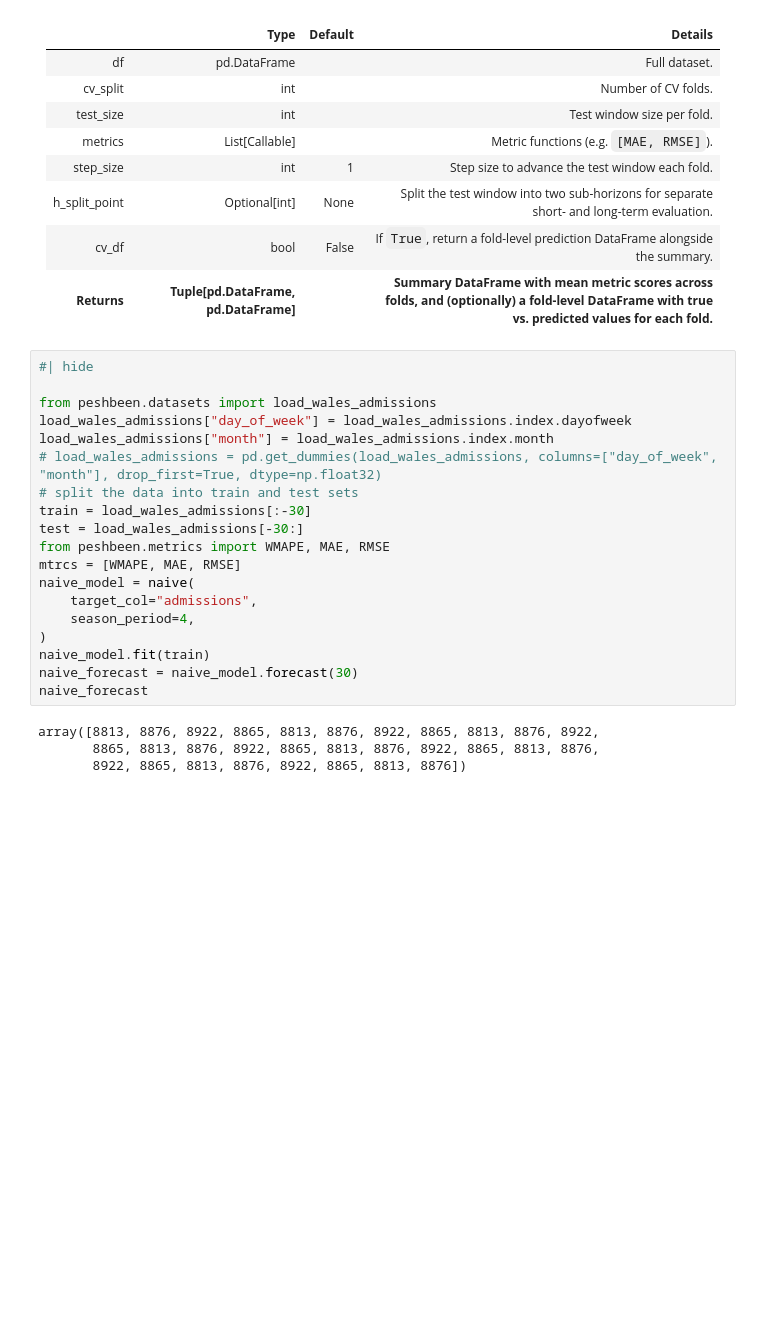
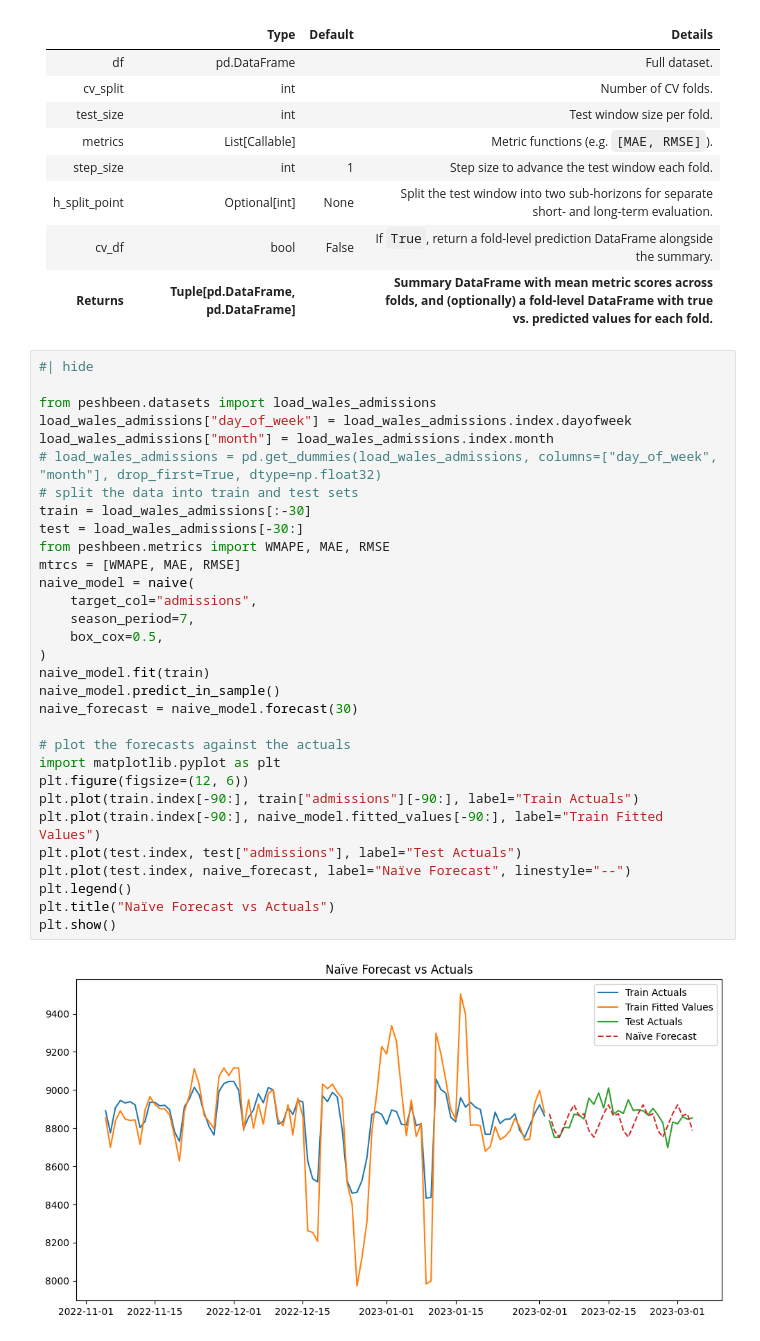
Before and after one commit to mustafaslanCoto/peshbeen, a Jupyter notebook: nbs/modules/02_models/08_naive.ipynb, the cells around one changed output. Drawn from its saved outputs; the diff is of its cells as text; blank space fills up the shorter version.

```diff
--- a/nbs/modules/02_models/08_naive.ipynb
+++ b/nbs/modules/02_models/08_naive.ipynb
@@ -424,23 +457,33 @@ DocmentTbl(naive.cross_validate)
 # %%
 #| hide
 
 from peshbeen.datasets import load_wales_admissions
 load_wales_admissions["day_of_week"] = load_wales_admissions.index.dayofweek
 load_wales_admissions["month"] = load_wales_admissions.index.month
 # load_wales_admissions = pd.get_dummies(load_wales_admissions, columns=["day_of_week", "month"], drop_first=True, dtype=np.float32)
 # split the data into train and test sets
 train = load_wales_admissions[:-30]
 test = load_wales_admissions[-30:]
 from peshbeen.metrics import WMAPE, MAE, RMSE
 mtrcs = [WMAPE, MAE, RMSE]
 naive_model = naive(
     target_col="admissions",
-    season_period=4,
+    season_period=7,
+    box_cox=0.5,
 )
 naive_model.fit(train)
+naive_model.predict_in_sample()
 naive_forecast = naive_model.forecast(30)
-naive_forecast
+
+# plot the forecasts against the actuals
+import matplotlib.pyplot as plt
+plt.figure(figsize=(12, 6))
+plt.plot(train.index[-90:], train["admissions"][-90:], label="Train Actuals")
+plt.plot(train.index[-90:], naive_model.fitted_values[-90:], label="Train Fitted Values")
+plt.plot(test.index, test["admissions"], label="Test Actuals")
+plt.plot(test.index, naive_forecast, label="Naïve Forecast", linestyle="--")
+plt.legend()
+plt.title("Naïve Forecast vs Actuals")
+plt.show()
 # %% [output]
-array([8813, 8876, 8922, 8865, 8813, 8876, 8922, 8865, 8813, 8876, 8922,
-       8865, 8813, 8876, 8922, 8865, 8813, 8876, 8922, 8865, 8813, 8876,
-       8922, 8865, 8813, 8876, 8922, 8865, 8813, 8876])
+[figure, added]
```
Also changed, not shown: parts of 2 cells of this notebook, 23 other files.
